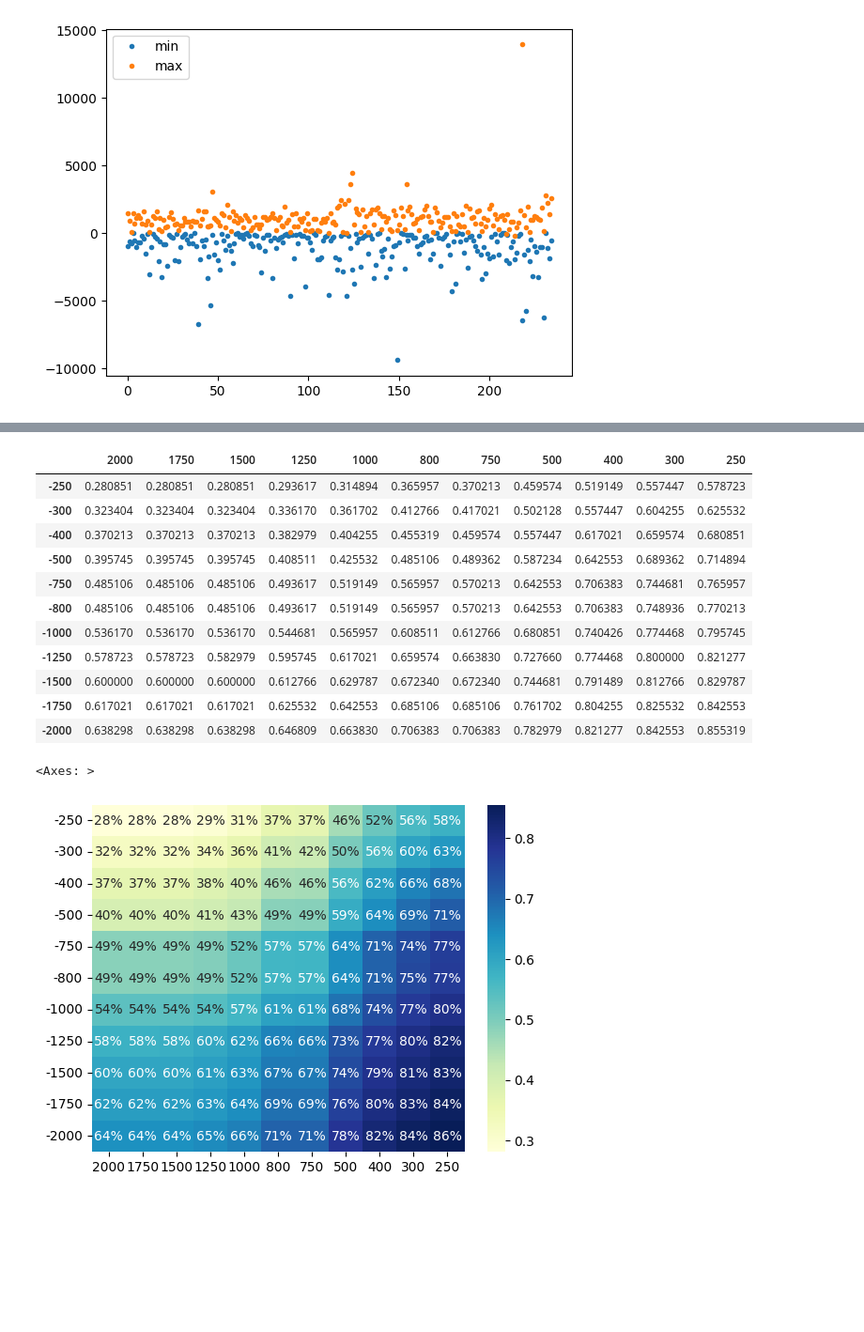
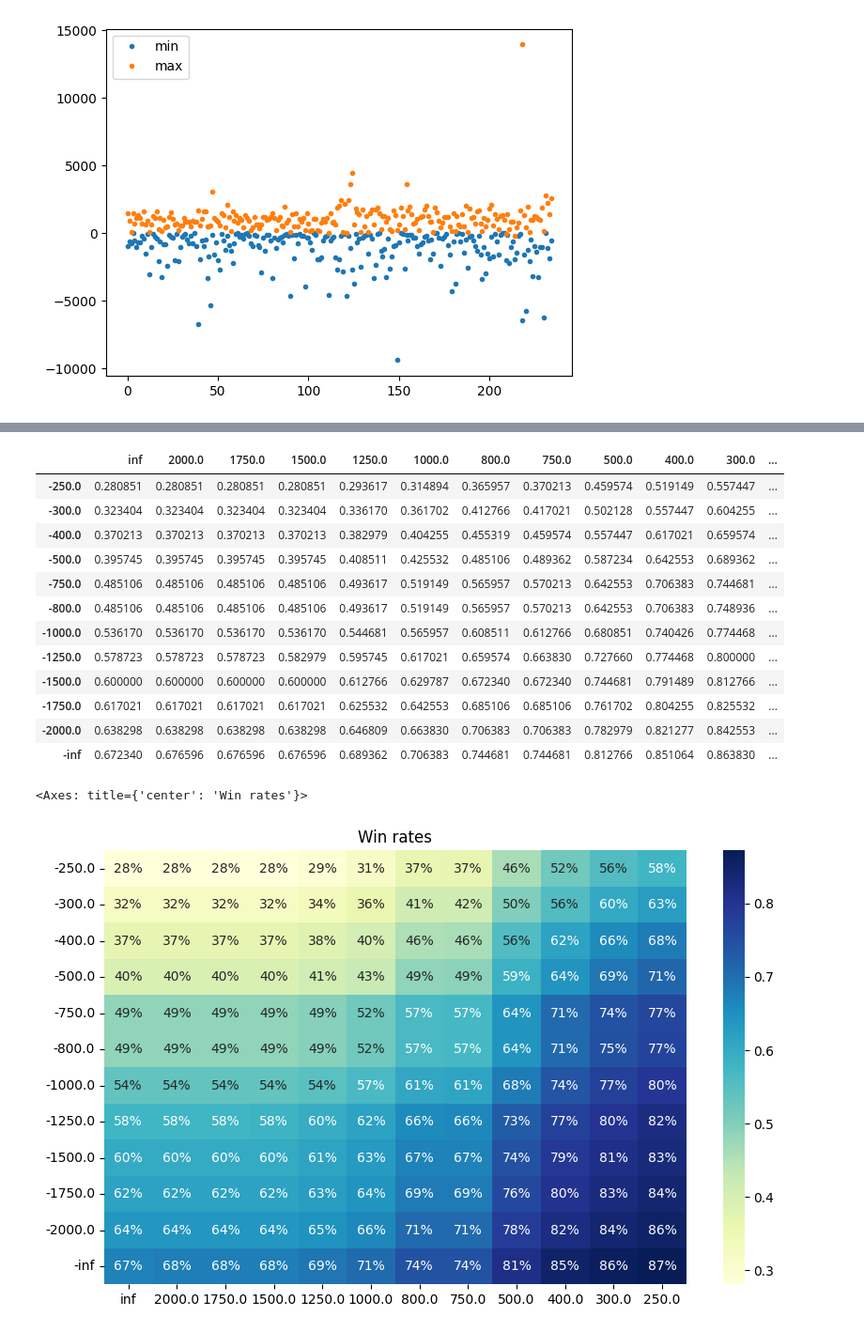
Before and after one commit to yalishanda42/stonksbot, a Jupyter notebook: options/backtest_analysis.ipynb, the cells around one changed output, grey strips where cells are left out. Shown at 94% size. Drawn from its saved outputs; the diff is of its cells as text; code cells hidden in the pictures; blank space fills up the shorter version.

Commit message:
Add infiities and make bigger heatmaps

```diff
--- a/options/backtest_analysis.ipynb
+++ b/options/backtest_analysis.ipynb
@@ -98,8 +98,8 @@ daily_min_max_df.plot(style='.')
 # %%
 n_days = daily_min_max_df.shape[0]
 # %%
-profit_categories = [2000, 1750, 1500, 1250, 1000, 800, 750, 500, 400, 300, 250]
-loss_categories = [-250, -300, -400, -500, -750, -800, -1000, -1250, -1500, -1750, -2000]
+profit_categories = [np.inf, 2000, 1750, 1500, 1250, 1000, 800, 750, 500, 400, 300, 250]
+loss_categories = [-250, -300, -400, -500, -750, -800, -1000, -1250, -1500, -1750, -2000, -np.inf]
 
 profit_ratios = {
     cat: sum(
@@ -155,27 +155,30 @@ profit_loss_matrix = pd.DataFrame(
 
 profit_loss_matrix
 # %% [output]
-|  | 2000 | 1750 | 1500 | 1250 | 1000 | 800 | 750 | 500 | 400 | 300 | 250 |
-| -250 | 0.280851 | 0.280851 | 0.280851 | 0.293617 | 0.314894 | 0.365957 | 0.370213 | 0.459574 | 0.519149 | 0.557447 | 0.578723 |
-| -300 | 0.323404 | 0.323404 | 0.323404 | 0.336170 | 0.361702 | 0.412766 | 0.417021 | 0.502128 | 0.557447 | 0.604255 | 0.625532 |
-| -400 | 0.370213 | 0.370213 | 0.370213 | 0.382979 | 0.404255 | 0.455319 | 0.459574 | 0.557447 | 0.617021 | 0.659574 | 0.680851 |
-| -500 | 0.395745 | 0.395745 | 0.395745 | 0.408511 | 0.425532 | 0.485106 | 0.489362 | 0.587234 | 0.642553 | 0.689362 | 0.714894 |
-| -750 | 0.485106 | 0.485106 | 0.485106 | 0.493617 | 0.519149 | 0.565957 | 0.570213 | 0.642553 | 0.706383 | 0.744681 | 0.765957 |
-| -800 | 0.485106 | 0.485106 | 0.485106 | 0.493617 | 0.519149 | 0.565957 | 0.570213 | 0.642553 | 0.706383 | 0.748936 | 0.770213 |
-| -1000 | 0.536170 | 0.536170 | 0.536170 | 0.544681 | 0.565957 | 0.608511 | 0.612766 | 0.680851 | 0.740426 | 0.774468 | 0.795745 |
-| -1250 | 0.578723 | 0.578723 | 0.582979 | 0.595745 | 0.617021 | 0.659574 | 0.663830 | 0.727660 | 0.774468 | 0.800000 | 0.821277 |
-| -1500 | 0.600000 | 0.600000 | 0.600000 | 0.612766 | 0.629787 | 0.672340 | 0.672340 | 0.744681 | 0.791489 | 0.812766 | 0.829787 |
-| -1750 | 0.617021 | 0.617021 | 0.617021 | 0.625532 | 0.642553 | 0.685106 | 0.685106 | 0.761702 | 0.804255 | 0.825532 | 0.842553 |
-| -2000 | 0.638298 | 0.638298 | 0.638298 | 0.646809 | 0.663830 | 0.706383 | 0.706383 | 0.782979 | 0.821277 | 0.842553 | 0.855319 |
+|  | inf | 2000.0 | 1750.0 | 1500.0 | 1250.0 | 1000.0 | 800.0 | 750.0 | 500.0 | 400.0 | 300.0 | ... |
+| -250.0 | 0.280851 | 0.280851 | 0.280851 | 0.280851 | 0.293617 | 0.314894 | 0.365957 | 0.370213 | 0.459574 | 0.519149 | 0.557447 | ... |
+| -300.0 | 0.323404 | 0.323404 | 0.323404 | 0.323404 | 0.336170 | 0.361702 | 0.412766 | 0.417021 | 0.502128 | 0.557447 | 0.604255 | ... |
+| -400.0 | 0.370213 | 0.370213 | 0.370213 | 0.370213 | 0.382979 | 0.404255 | 0.455319 | 0.459574 | 0.557447 | 0.617021 | 0.659574 | ... |
+| -500.0 | 0.395745 | 0.395745 | 0.395745 | 0.395745 | 0.408511 | 0.425532 | 0.485106 | 0.489362 | 0.587234 | 0.642553 | 0.689362 | ... |
+| -750.0 | 0.485106 | 0.485106 | 0.485106 | 0.485106 | 0.493617 | 0.519149 | 0.565957 | 0.570213 | 0.642553 | 0.706383 | 0.744681 | ... |
+| -800.0 | 0.485106 | 0.485106 | 0.485106 | 0.485106 | 0.493617 | 0.519149 | 0.565957 | 0.570213 | 0.642553 | 0.706383 | 0.748936 | ... |
+| -1000.0 | 0.536170 | 0.536170 | 0.536170 | 0.536170 | 0.544681 | 0.565957 | 0.608511 | 0.612766 | 0.680851 | 0.740426 | 0.774468 | ... |
+| -1250.0 | 0.578723 | 0.578723 | 0.578723 | 0.582979 | 0.595745 | 0.617021 | 0.659574 | 0.663830 | 0.727660 | 0.774468 | 0.800000 | ... |
+| -1500.0 | 0.600000 | 0.600000 | 0.600000 | 0.600000 | 0.612766 | 0.629787 | 0.672340 | 0.672340 | 0.744681 | 0.791489 | 0.812766 | ... |
+| -1750.0 | 0.617021 | 0.617021 | 0.617021 | 0.617021 | 0.625532 | 0.642553 | 0.685106 | 0.685106 | 0.761702 | 0.804255 | 0.825532 | ... |
+| -2000.0 | 0.638298 | 0.638298 | 0.638298 | 0.638298 | 0.646809 | 0.663830 | 0.706383 | 0.706383 | 0.782979 | 0.821277 | 0.842553 | ... |
+| -inf | 0.672340 | 0.676596 | 0.676596 | 0.676596 | 0.689362 | 0.706383 | 0.744681 | 0.744681 | 0.812766 | 0.851064 | 0.863830 | ... |
 # %%
 import seaborn as sns
 
 # win rates
 
+plt.figure(figsize=(10, 6))
+plt.title("Win rates")
 sns.heatmap(profit_loss_matrix, annot=True, fmt=".0%", cmap="YlGnBu")
 # %% [output]
-<Axes: >
+<Axes: title={'center': 'Win rates'}>
-[figure, old version]
+[figure, new version]
 # %%
 # profitable win rates according to Kelly criterion
 
```
Also changed, not shown: parts of 5 cells of this notebook.
